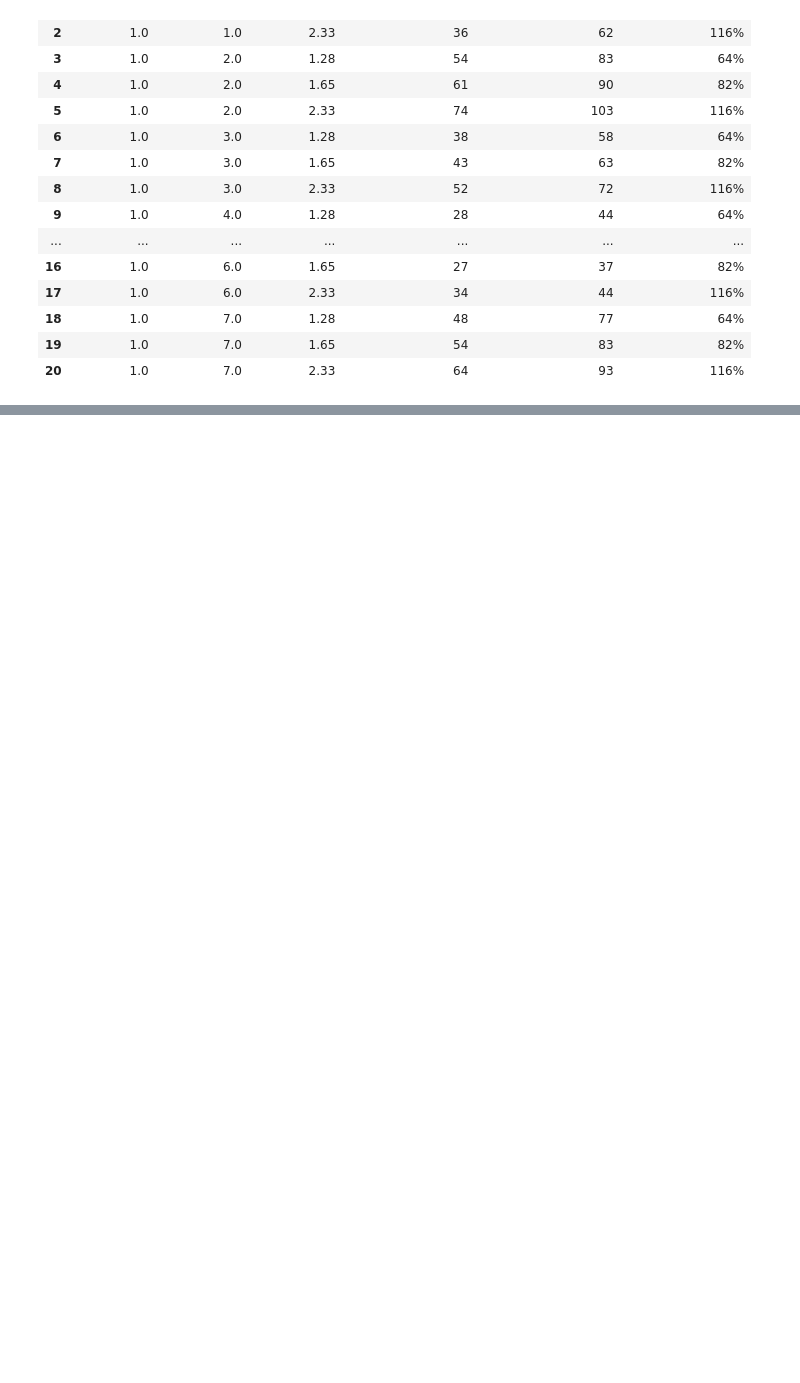
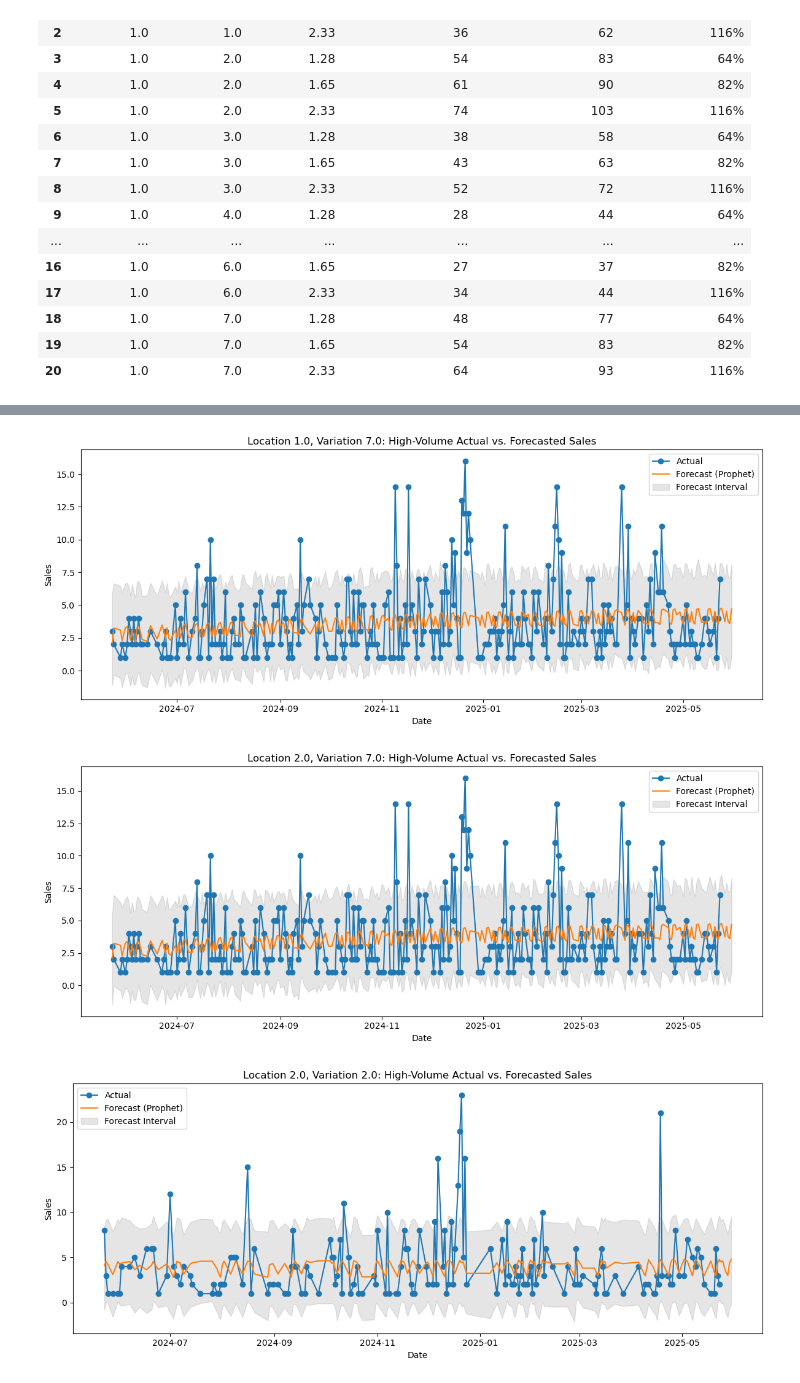
Before and after one commit to yepShinjo/ml_forecasting, a Jupyter notebook: Variations_Forecast_3.0.ipynb, the cells around one changed output, grey strips where cells are left out. Saved outputs shown, nothing was run; the diff lists cells and outputs as text; code cells hidden in the pictures; blank space fills up the shorter version.

Commit message:
update on variation_forecast_3.0

```diff
--- a/Variations_Forecast_3.0.ipynb
+++ b/Variations_Forecast_3.0.ipynb
@@ -325,6 +325,8 @@ grouped_sales = grouped_sales.merge(
 # %%
 lead_time_days = 7
 results = []
+# prophet_forecasts dict is for testing purposes
+prophet_forecasts = {}
 
 # We loop over each group (one group = one item-location pair).
 # we use .iloc[0] to get the flag for that whole group.
@@ -351,6 +353,12 @@ for (loc, var), group in grouped_sales.groupby(['location_id', 'variation_id']):
             m.fit(prophet_df)
             future = m.make_future_dataframe(periods=lead_time_days)
             forecast = m.predict(future)
+            # Save actual and forecast in a dict for plotting adn testing
+            prophet_forecasts[(loc, var)] = {
+                'actual': prophet_df,  # must have ds, y
+                'forecast': forecast   # Prophet output: has ds, yhat
+            }
+
             lead_forecast = forecast.tail(lead_time_days)
             demand_lt = lead_forecast['yhat'].sum()
             # Estimate the standard deviation of demand over lead time,
@@ -498,0 +491,31 @@ for var_id in sim_results['variation_id'].unique()[:3]:  # First 3 variations as
+# %%
+# Sum total sales per (location_id, variation_id)
+volume_stats = (
+    grouped_sales.groupby(['location_id', 'variation_id'])['y'].sum().reset_index()
+)
+# Sort by volume, descending
+top_volume = volume_stats.sort_values('y', ascending=False)
+
+# Pick top N high-volume SKUs for plotting
+top_keys = [ (row.location_id, row.variation_id) for row in top_volume.head(3).itertuples() ]
+# %%
+for key in top_keys:
+    loc, var = key
+    actual = prophet_forecasts[key]['actual']
+    forecast = prophet_forecasts[key]['forecast']
+    plt.figure(figsize=(12, 5))
+    plt.plot(actual['ds'], actual['y'], label='Actual', marker='o')
+    plt.plot(forecast['ds'], forecast['yhat'], label='Forecast (Prophet)', linestyle='-')
+    plt.fill_between(
+        forecast['ds'], forecast['yhat_lower'], forecast['yhat_upper'], color='gray', alpha=0.2, label='Forecast Interval'
+    )
+    plt.title(f'Location {loc}, Variation {var}: High-Volume Actual vs. Forecasted Sales')
+    plt.xlabel('Date')
+    plt.ylabel('Sales')
+    plt.legend()
+    plt.tight_layout()
+    plt.show()
+# %% [output]
+[figure, added]
+[figure, added]
+[figure, added]
```
Also changed, not shown: parts of 2 cells of this notebook.
